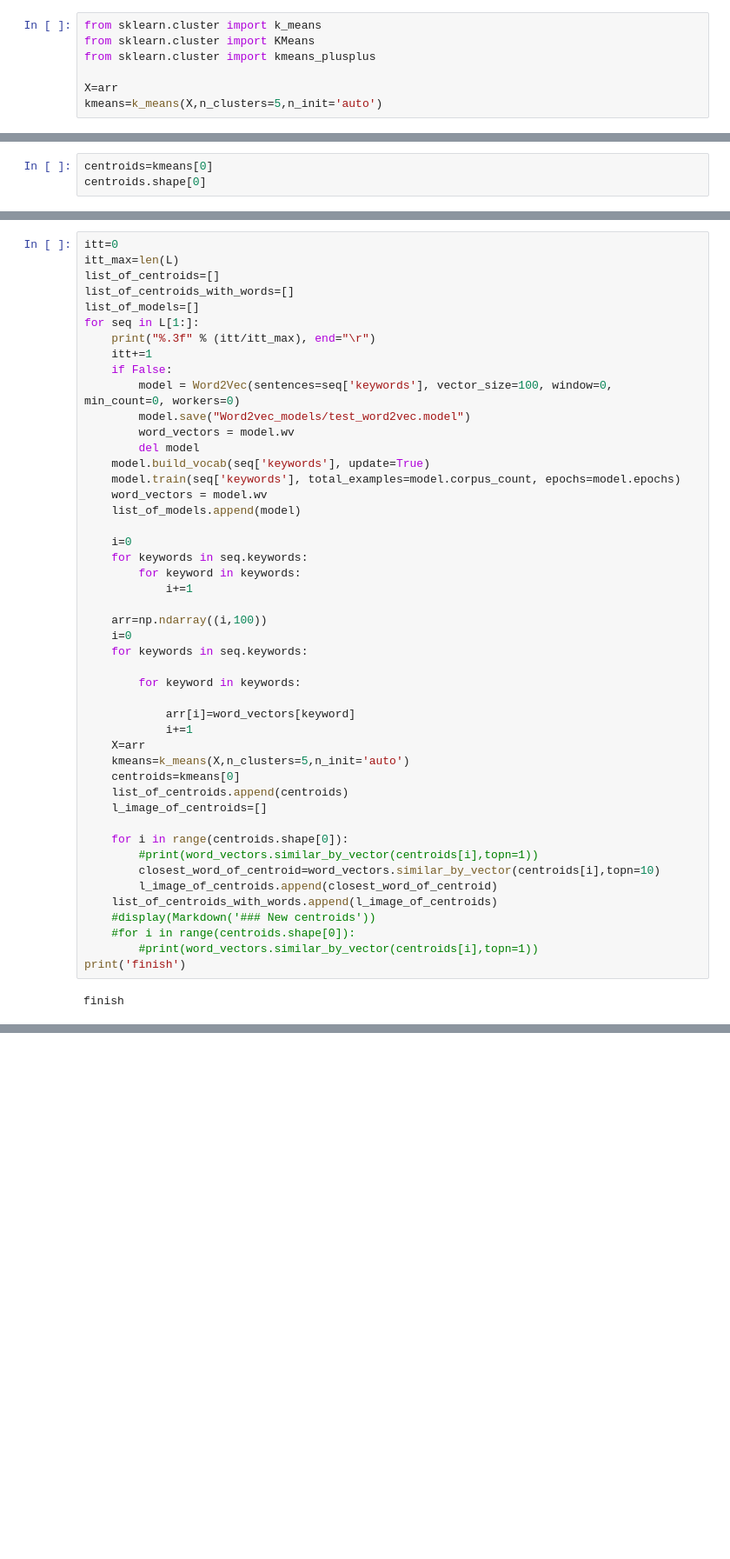
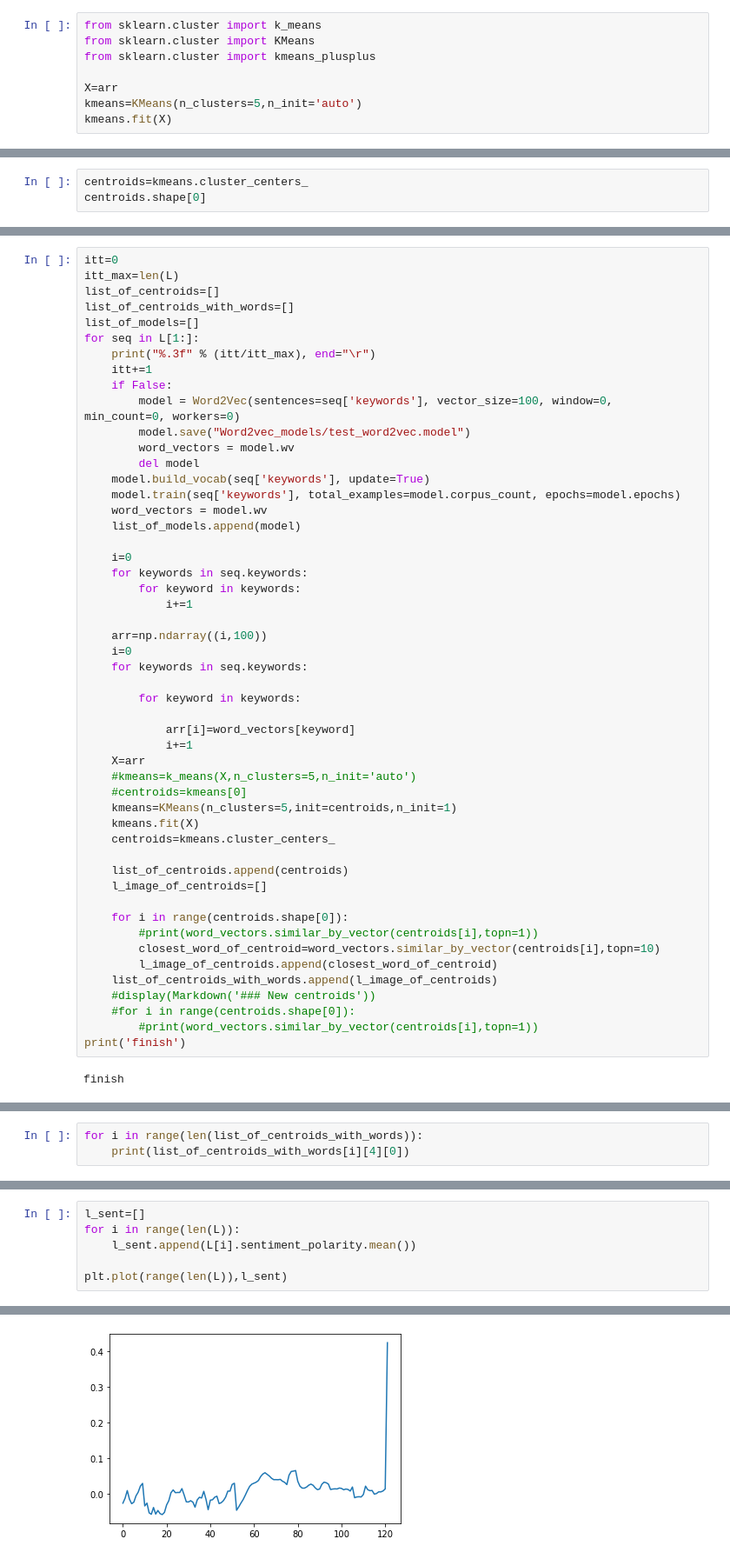
Before and after one commit to Isyohan/WeakSignalsBLM, a Jupyter notebook: BLM_Clustering.ipynb, the cells around one changed output, grey strips where cells are left out. Shown at 87% size. Drawn from its saved outputs; the diff is of its cells as text; blank space fills up the shorter version.

```diff
--- a/BLM_Clustering.ipynb
+++ b/BLM_Clustering.ipynb
@@ -175,4 +175,5 @@ from sklearn.cluster import KMeans
 from sklearn.cluster import kmeans_plusplus
 
 X=arr
-kmeans=k_means(X,n_clusters=5,n_init='auto')
+kmeans=KMeans(n_clusters=5,n_init='auto')
+kmeans.fit(X)
@@ -179,5 +182,5 @@ kmeans=k_means(X,n_clusters=5,n_init='auto')
 # %%
-centroids=kmeans[0]
+centroids=kmeans.cluster_centers_
 centroids.shape[0]
 # %% [output]
 5
@@ -223,8 +226,12 @@ for seq in L[1:]:
             arr[i]=word_vectors[keyword]
             i+=1
     X=arr
-    kmeans=k_means(X,n_clusters=5,n_init='auto')
-    centroids=kmeans[0]
+    #kmeans=k_means(X,n_clusters=5,n_init='auto')
+    #centroids=kmeans[0]
+    kmeans=KMeans(n_clusters=5,init=centroids,n_init=1)
+    kmeans.fit(X)
+    centroids=kmeans.cluster_centers_
+
     list_of_centroids.append(centroids)
     l_image_of_centroids=[]
 
@@ -250,0 +258,3 @@ for i in range(len(list_of_centroids_with_words[0])):
+# %%
+for i in range(len(list_of_centroids_with_words)):
+    print(list_of_centroids_with_words[i][4][0])
@@ -250,0 +299,7 @@ for i in range(len(list_of_centroids_with_words[0])):
+# %%
+l_sent=[]
+for i in range(len(L)):
+    l_sent.append(L[i].sentiment_polarity.mean())
+
+plt.plot(range(len(L)),l_sent)
+# %% [output]
@@ -250,0 +307 @@ for i in range(len(list_of_centroids_with_words[0])):
+[figure, added]
```
Also changed, not shown: parts of 12 cells of this notebook.
